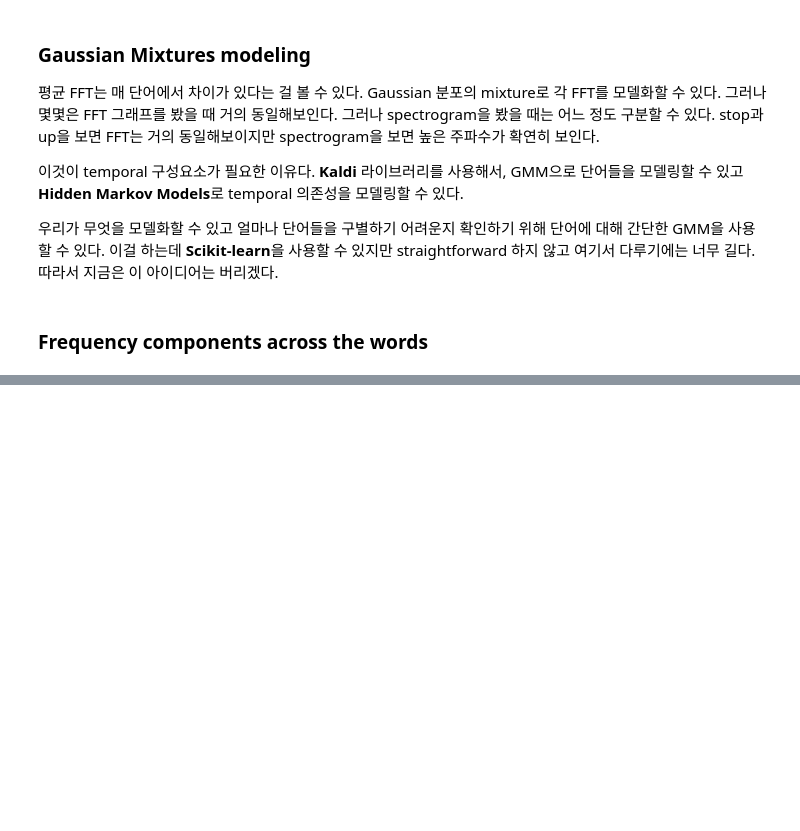
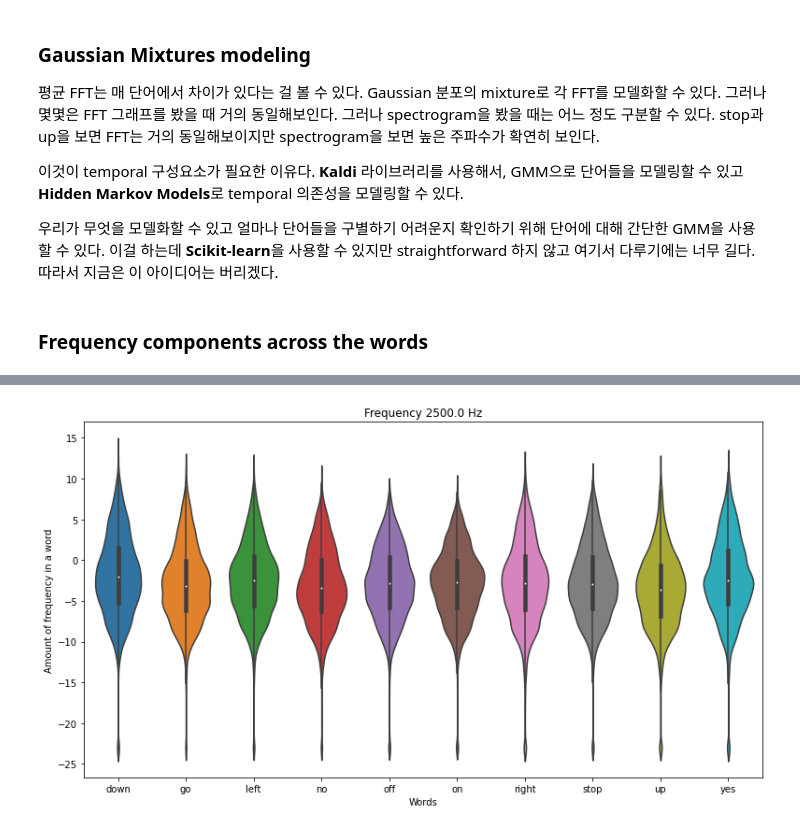
Before and after one commit to jyshin0926/Noise-Reduction, a Jupyter notebook: SpeechDataAnalysis_kaggle.ipynb, the cells around one changed output, grey strips where cells are left out. Drawn from its saved outputs; the diff is of its cells as text; code cells hidden in the pictures; blank space fills up the shorter version.

```diff
--- a/SpeechDataAnalysis_kaggle.ipynb
+++ b/SpeechDataAnalysis_kaggle.ipynb
@@ -499,0 +542,4 @@ for direct in dirs:
+# %%
+violinplot_frequency(dirs, 50)
+# %% [output]
+[figure, added]
```
Also changed, not shown: parts of 4 cells of this notebook.
